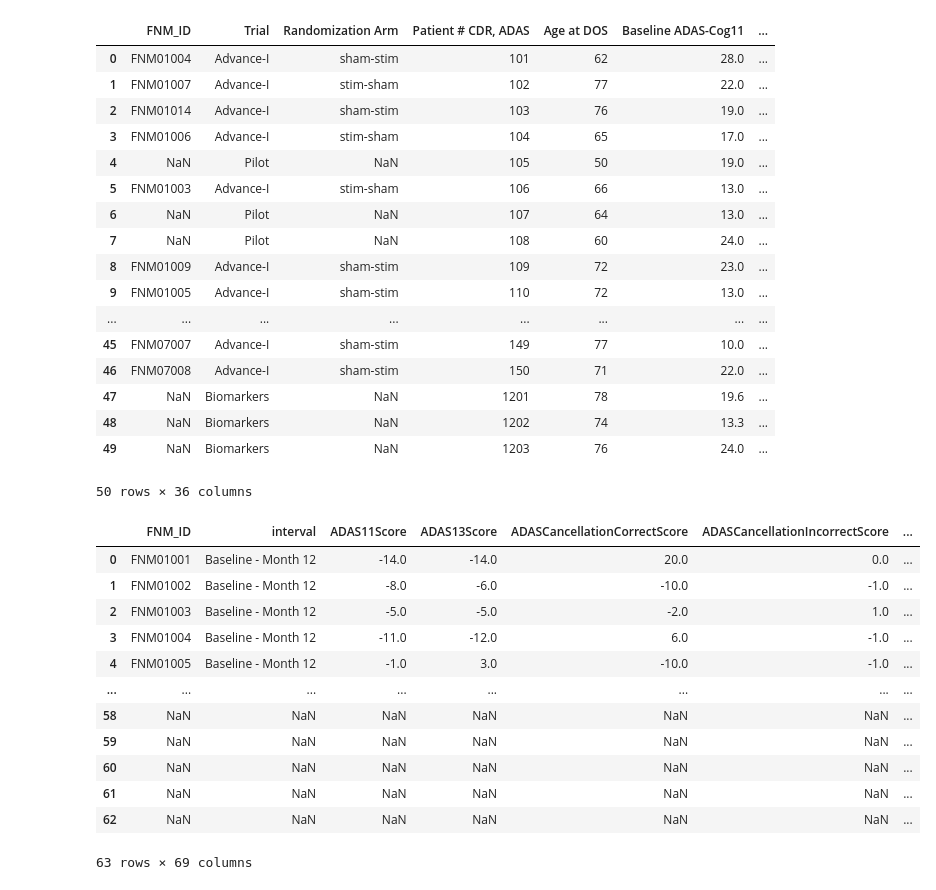
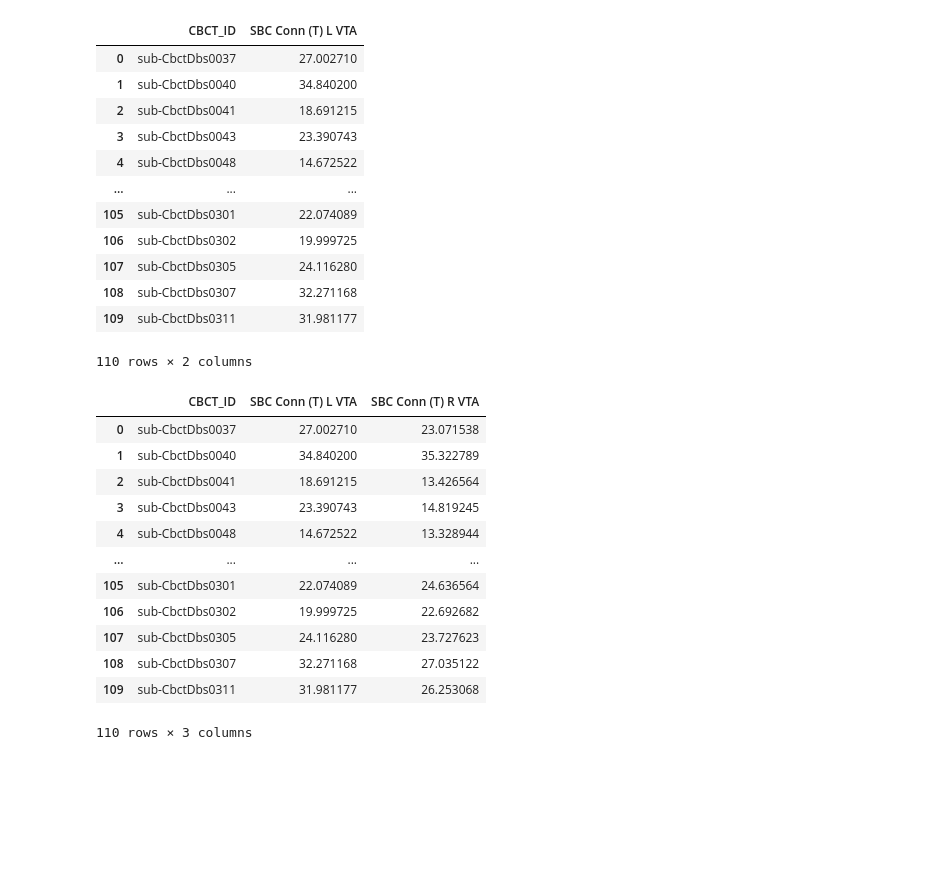
Before and after one commit to Calvinwhow/calvin_utils_project, a Jupyter notebook: notebooks/csv_notebooks/join_csvs.ipynb, the cells around one changed output. Drawn from its saved outputs; the diff is of its cells as text; code cells hidden in the pictures; blank space fills up the shorter version.

```diff
--- a/notebooks/csv_notebooks/join_csvs.ipynb
+++ b/notebooks/csv_notebooks/join_csvs.ipynb
@@ -1,44 +1,39 @@
 # %%
-path_1 = '/Users/cu135/Partners HealthCare Dropbox/Calvin Howard/resources/datasets/BIDS_AD_DBS_FORNIX/study_metadata/study_metadata/AD_Clinical_Data_CDR_ADAS_COG_13.csv'
-path_2 = '/Users/cu135/Partners HealthCare Dropbox/Calvin Howard/resources/datasets/BIDS_AD_DBS_FORNIX/study_metadata/study_metadata/BaselineMinusMonth12.csv'
+path_1 = '/Users/cu135/Partners HealthCare Dropbox/Calvin Howard/studies/collaborations/leila_cognition/metadata/bwh_dbs_memory_net_connectivity_VTA_L_ses-dbs_sub-all.csv'
+path_2 = '/Users/cu135/Partners HealthCare Dropbox/Calvin Howard/studies/collaborations/leila_cognition/metadata/bwh_dbs_memory_net_connectivity_VTA_R_ses-dbs_sub-all.csv'
 # %%
 import pandas as pd
 df1 = pd.read_csv(path_1)
 df2 = pd.read_csv(path_2)
 df1
 # %% [output]
-|  | FNM_ID | Trial | Randomization Arm | Patient # CDR, ADAS | Age at DOS | Baseline ADAS-Cog11 | ... |
-| 0 | FNM01004 | Advance-I | sham-stim | 101 | 62 | 28.0 | ... |
-| 1 | FNM01007 | Advance-I | stim-sham | 102 | 77 | 22.0 | ... |
-| 2 | FNM01014 | Advance-I | sham-stim | 103 | 76 | 19.0 | ... |
-| 3 | FNM01006 | Advance-I | stim-sham | 104 | 65 | 17.0 | ... |
-| 4 | NaN | Pilot | NaN | 105 | 50 | 19.0 | ... |
-| 5 | FNM01003 | Advance-I | stim-sham | 106 | 66 | 13.0 | ... |
-| 6 | NaN | Pilot | NaN | 107 | 64 | 13.0 | ... |
-| 7 | NaN | Pilot | NaN | 108 | 60 | 24.0 | ... |
-| 8 | FNM01009 | Advance-I | sham-stim | 109 | 72 | 23.0 | ... |
-| 9 | FNM01005 | Advance-I | sham-stim | 110 | 72 | 13.0 | ... |
-| ... | ... | ... | ... | ... | ... | ... | ... |
-| 45 | FNM07007 | Advance-I | sham-stim | 149 | 77 | 10.0 | ... |
-| 46 | FNM07008 | Advance-I | sham-stim | 150 | 71 | 22.0 | ... |
-| 47 | NaN | Biomarkers | NaN | 1201 | 78 | 19.6 | ... |
-| 48 | NaN | Biomarkers | NaN | 1202 | 74 | 13.3 | ... |
-| 49 | NaN | Biomarkers | NaN | 1203 | 76 | 24.0 | ... |
+|  | CBCT_ID | SBC Conn (T) L VTA |
+| 0 | sub-CbctDbs0037 | 27.002710 |
+| 1 | sub-CbctDbs0040 | 34.840200 |
+| 2 | sub-CbctDbs0041 | 18.691215 |
+| 3 | sub-CbctDbs0043 | 23.390743 |
+| 4 | sub-CbctDbs0048 | 14.672522 |
+| ... | ... | ... |
+| 105 | sub-CbctDbs0301 | 22.074089 |
+| 106 | sub-CbctDbs0302 | 19.999725 |
+| 107 | sub-CbctDbs0305 | 24.116280 |
+| 108 | sub-CbctDbs0307 | 32.271168 |
+| 109 | sub-CbctDbs0311 | 31.981177 |
-50 rows × 36 columns
+110 rows × 2 columns
 # %%
-merged_df = pd.merge(df1, df2, on='FNM_ID', how='outer')
+merged_df = pd.merge(df1, df2, on='CBCT_ID', how='outer')
 merged_df
 # %% [output]
-|  | FNM_ID | interval | ADAS11Score | ADAS13Score | ADASCancellationCorrectScore | ADASCancellationIncorrectScore | ... |
-| 0 | FNM01001 | Baseline - Month 12 | -14.0 | -14.0 | 20.0 | 0.0 | ... |
-| 1 | FNM01002 | Baseline - Month 12 | -8.0 | -6.0 | -10.0 | -1.0 | ... |
-| 2 | FNM01003 | Baseline - Month 12 | -5.0 | -5.0 | -2.0 | 1.0 | ... |
-| 3 | FNM01004 | Baseline - Month 12 | -11.0 | -12.0 | 6.0 | -1.0 | ... |
-| 4 | FNM01005 | Baseline - Month 12 | -1.0 | 3.0 | -10.0 | -1.0 | ... |
-| ... | ... | ... | ... | ... | ... | ... | ... |
-| 58 | NaN | NaN | NaN | NaN | NaN | NaN | ... |
-| 59 | NaN | NaN | NaN | NaN | NaN | NaN | ... |
-| 60 | NaN | NaN | NaN | NaN | NaN | NaN | ... |
-| 61 | NaN | NaN | NaN | NaN | NaN | NaN | ... |
-| 62 | NaN | NaN | NaN | NaN | NaN | NaN | ... |
+|  | CBCT_ID | SBC Conn (T) L VTA | SBC Conn (T) R VTA |
+| 0 | sub-CbctDbs0037 | 27.002710 | 23.071538 |
+| 1 | sub-CbctDbs0040 | 34.840200 | 35.322789 |
+| 2 | sub-CbctDbs0041 | 18.691215 | 13.426564 |
+| 3 | sub-CbctDbs0043 | 23.390743 | 14.819245 |
+| 4 | sub-CbctDbs0048 | 14.672522 | 13.328944 |
+| ... | ... | ... | ... |
+| 105 | sub-CbctDbs0301 | 22.074089 | 24.636564 |
+| 106 | sub-CbctDbs0302 | 19.999725 | 22.692682 |
+| 107 | sub-CbctDbs0305 | 24.116280 | 23.727623 |
+| 108 | sub-CbctDbs0307 | 32.271168 | 27.035122 |
+| 109 | sub-CbctDbs0311 | 31.981177 | 26.253068 |
-63 rows × 69 columns
+110 rows × 3 columns
```
Also changed, not shown: parts of 2 cells of this notebook, 21 other files.
